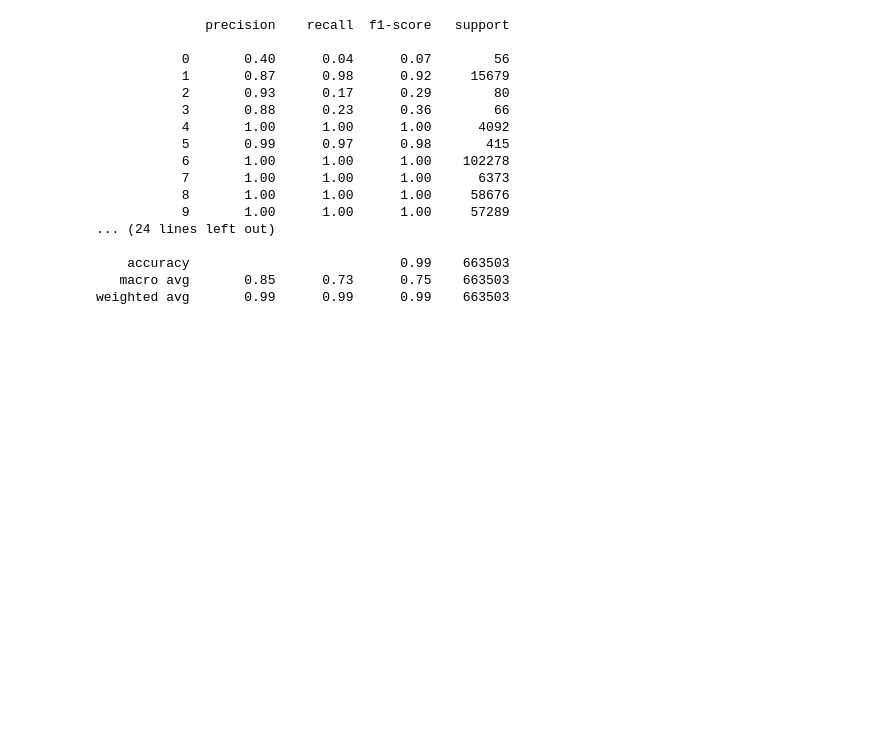
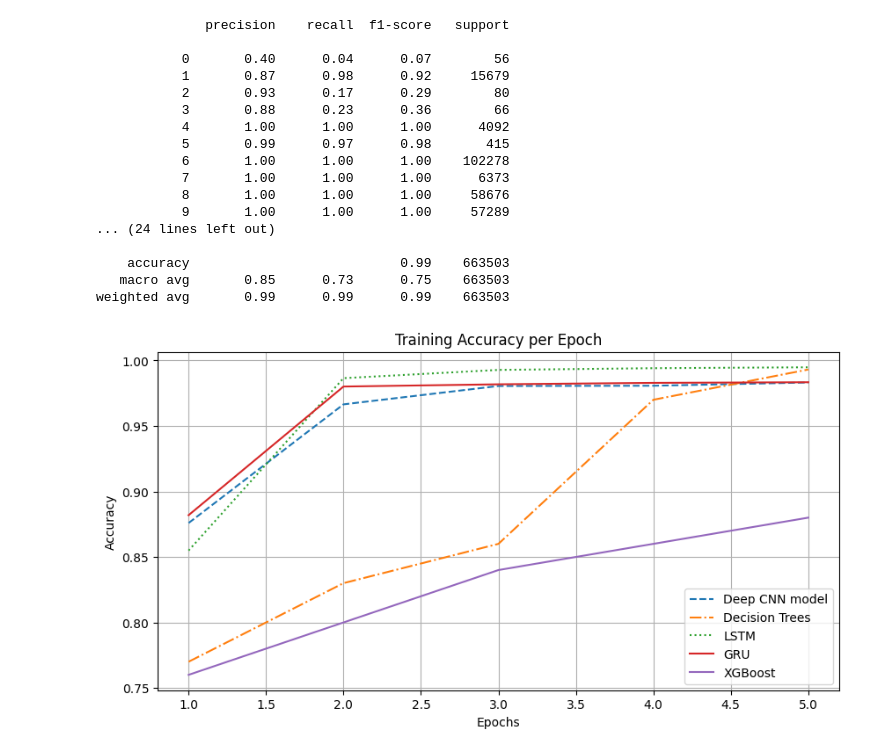
Before and after one commit to edwin16804/DL-based-IoT-intrusion-detection, a Jupyter notebook: xgboostmodelintrusion.ipynb, the cells around one changed output. Saved outputs shown, nothing was run; the diff lists cells and outputs as text; code cells hidden in the pictures; blank space fills up the shorter version.

Commit message:
comparison graph

```diff
--- a/xgboostmodelintrusion.ipynb
+++ b/xgboostmodelintrusion.ipynb
@@ -105,3 +105,37 @@ Accuracy: 0.9930
     accuracy                           0.99    663503
    macro avg       0.85      0.73      0.75    663503
 weighted avg       0.99      0.99      0.99    663503
+# %%
+import matplotlib.pyplot as plt
+
+# Example data: Replace these lists with your actual values
+epochs = list(range(1, 6))  # Assuming 5 epochs
+
+# Accuracy data (replace with actual values)
+accuracy_model1 = [0.8759, 0.9665, 0.9805, 0.9807, 0.9832]
+accuracy_model2 = [0.77, 0.83, 0.86, 0.97, 0.9931]
+accuracy_model3 = [0.8549, 0.9865, 0.9928, 0.9941, 0.9948]
+accuracy_model4 = [0.8819, 0.9801, 0.9818, 0.9829, 0.9834]
+accuracy_model5 = [0.76, 0.80, 0.84, 0.86, 0.88]
+
+# Create a figure
+fig, ax1 = plt.subplots(figsize=(10, 5))
+
+# Plot Accuracy
+ax1.plot(epochs, accuracy_model1, label="Deep CNN model", linestyle='--')
+ax1.plot(epochs, accuracy_model2, label="Decision Trees", linestyle='-.')
+ax1.plot(epochs, accuracy_model3, label="LSTM", linestyle=':')
+ax1.plot(epochs, accuracy_model4, label="GRU", linestyle='-')
+ax1.plot(epochs, accuracy_model5, label="XGBoost", linestyle='solid')
+
+# Labels and title
+ax1.set_xlabel("Epochs")
+ax1.set_ylabel("Accuracy")
+ax1.set_title("Training Accuracy per Epoch")
+ax1.legend(loc="lower right")
+ax1.grid()
+
+# Show the plot
+plt.show()
+# %% [output]
+[figure, added]
```
